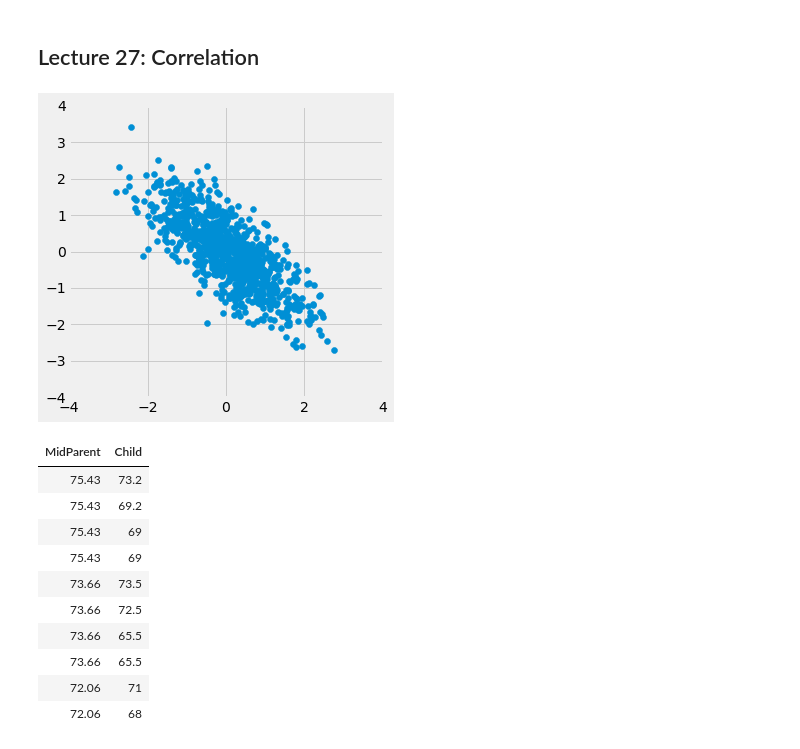
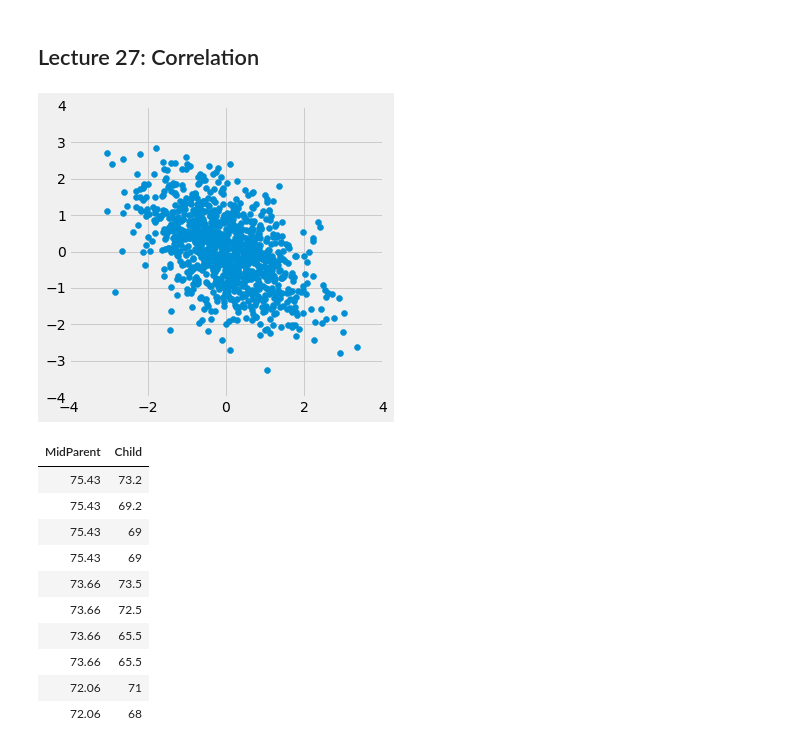
Before and after one commit to umass-data-science/materials-sp20, a Jupyter notebook: lec/lec27.ipynb, the cells around one changed output. Cells and saved outputs as stored; diff of their text form; code cells hidden in the pictures.

```diff
--- a/lec/lec27.ipynb
+++ b/lec/lec27.ipynb
@@ -17,10 +17,10 @@ def r_scatter(r):
     plots.scatter(x, y)
     plots.xlim(-4, 4)
     plots.ylim(-4, 4)
-# %%
-r_scatter(-0.8)
-# %% [output]
-[figure, removed]
+# %%
+r_scatter(-.5)
+# %% [output]
+[figure, added]
 # %%
 galton = Table.read_table('galton.csv')
 # %%
```
Also changed, not shown: parts of 2 cells of this notebook, 22 other files.
